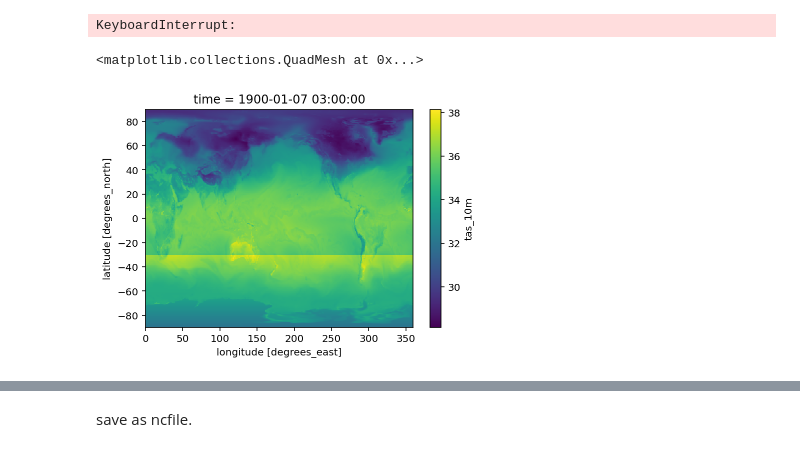
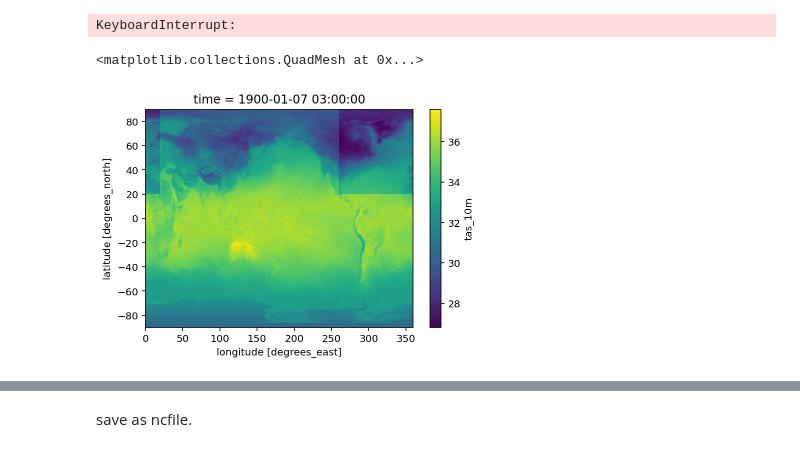
Before and after one commit to claireyung/unsw_clex_project_files, a Jupyter notebook: basin_forcings.ipynb, the cells around one changed output, grey strips where cells are left out. Saved outputs shown, nothing was run; the diff lists cells and outputs as text; code cells hidden in the pictures.

```diff
--- a/basin_forcings.ipynb
+++ b/basin_forcings.ipynb
@@ -70,7 +70,7 @@ temp_control_SO_c = (-mask_SO+temp_control)
 rlds_control_SO_w = (8/1.5*mask_SO+rlds_control)
 rlds_control_SO_c = (-8/1.5*mask_SO+rlds_control)
 # %%
-(temp_control_SO_w.isel(time = 49)-0.88*temp_control.isel(time = 49)).plot()
+(temp_control_NA_c.isel(time = 49)-0.88*temp_control.isel(time = 49)).plot()
 # %% [output]
 <matplotlib.collections.QuadMesh at 0x...>
-[figure, old version]
+[figure, new version]
```
Also changed, not shown: parts of 7 cells of this notebook, 17 other files.
